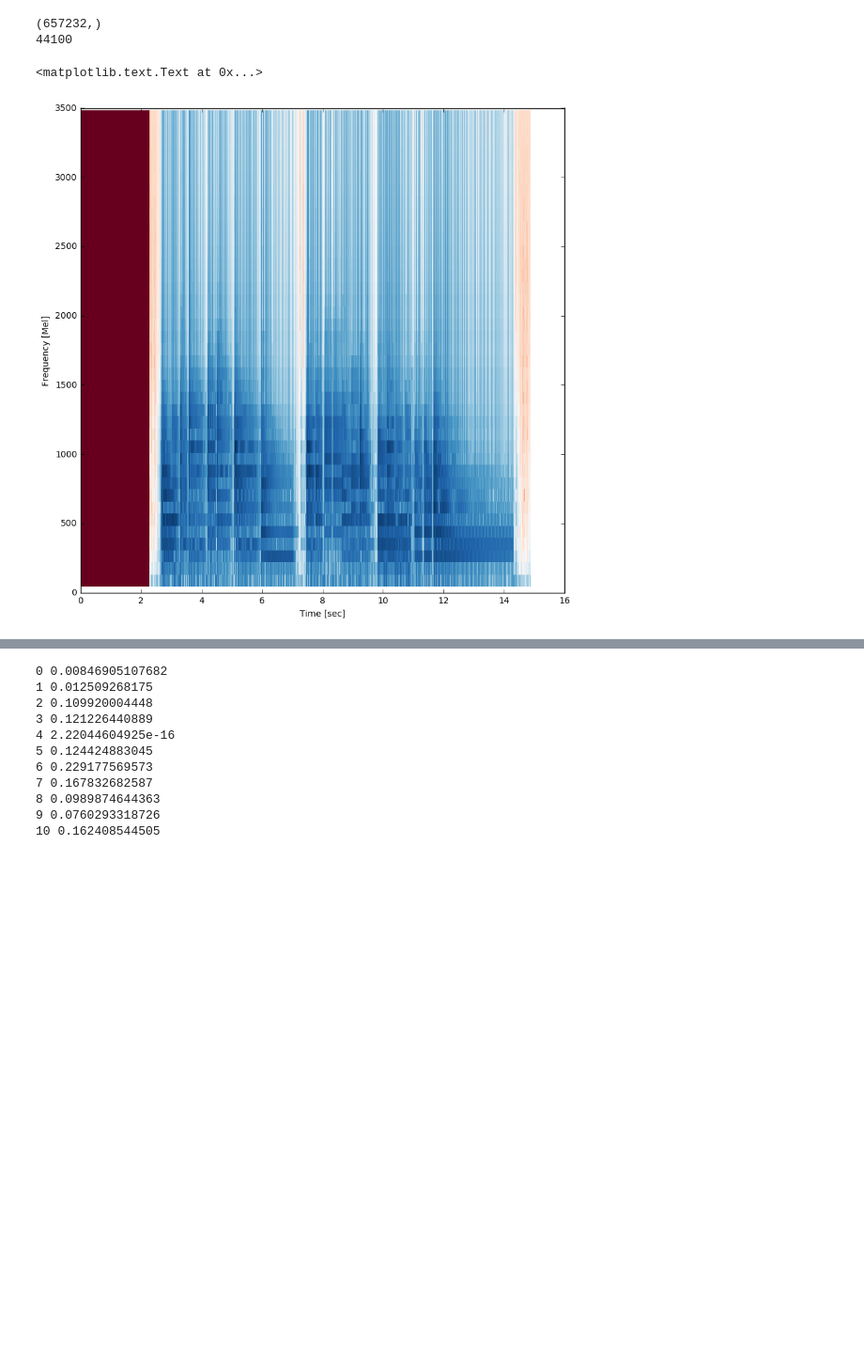
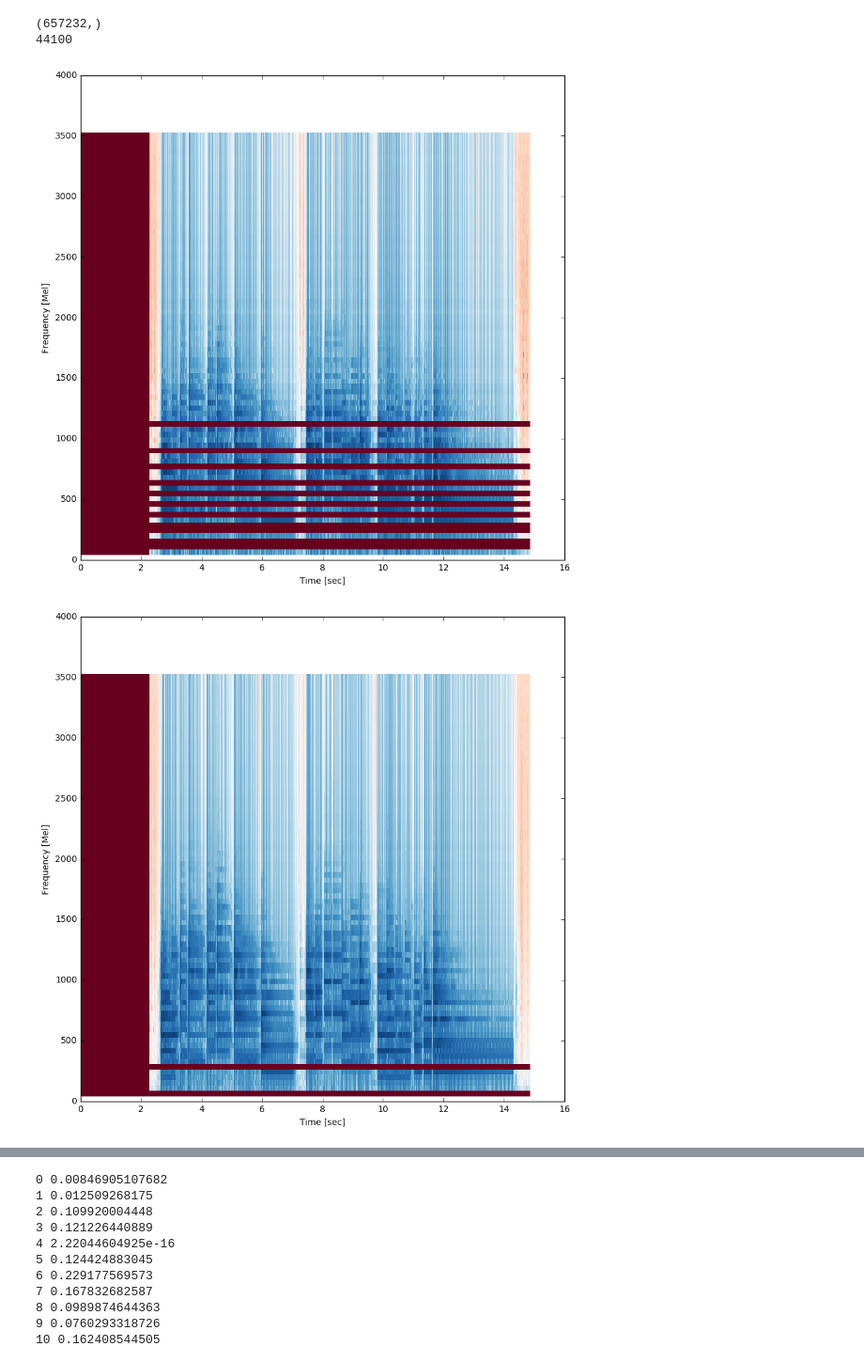
Before and after one commit to mpluess/music-transcription, a Jupyter notebook: onset_detection_convnet_2d_freq.ipynb, the cells around one changed output, grey strips where cells are left out. Shown at 94% size. Drawn from its saved outputs; the diff is of its cells as text; code cells hidden in the pictures; blank space fills up the shorter version.

```diff
--- a/onset_detection_convnet_2d_freq.ipynb
+++ b/onset_detection_convnet_2d_freq.ipynb
@@ -123,23 +123,28 @@ print(sample_rate)
 (657232,)
 44100
 # %%
+def to_mel(freq):
+    return 1125 * math.log(1 + freq/700)
+
 winlen = 0.046
 winstep = 0.01
 lowfreq = 27.5
 highfreq = 16000
-# features, _ = fbank(samples, sample_rate, nfilt=80)
-# features, _ = fbank(samples, sample_rate, winlen=winlen, winstep=winstep, nfilt=41, lowfreq=lowfreq, highfreq=highfreq, preemph=0)
-features = logfbank(samples, sample_rate, winstep=winstep, nfilt=40, lowfreq=lowfreq, highfreq=highfreq, preemph=0)
-t_len, f_len = features.shape
-mel_lowfreq = to_mel(lowfreq)
-mel_highfreq = to_mel(highfreq)
-f = np.arange(mel_lowfreq, mel_highfreq, (mel_highfreq - mel_lowfreq)/f_len)
-t = np.arange(0.0, t_len*winstep, winstep)
 
-plt.figure(figsize=(10,10))
-plt.pcolormesh(t, f, features.T, cmap='RdBu')
-plt.ylabel('Frequency [Mel]')
-plt.xlabel('Time [sec]')
+for nfft in [512, 1024, 2048, 4096]:
+    # features, _ = fbank(samples, sample_rate, nfilt=80)
+    # features, _ = fbank(samples, sample_rate, winlen=winlen, winstep=winstep, nfilt=80, nfft=nfft, lowfreq=lowfreq, highfreq=highfreq, preemph=0)
+    features = logfbank(samples, sample_rate, winlen=winlen, winstep=winstep, nfilt=80, nfft=nfft, lowfreq=lowfreq, highfreq=highfreq, preemph=0)
+    t_len, f_len = features.shape
+    mel_lowfreq = to_mel(lowfreq)
+    mel_highfreq = to_mel(highfreq)
+    f = np.arange(mel_lowfreq, mel_highfreq, (mel_highfreq - mel_lowfreq)/f_len)
+    t = np.arange(0.0, t_len*winstep, winstep)
+
+    plt.figure(figsize=(10,10))
+    plt.pcolormesh(t, f, features.T, cmap='RdBu')
+    plt.ylabel('Frequency [Mel]')
+    plt.xlabel('Time [sec]')
 # %% [output]
-<matplotlib.text.Text at 0x...>
-[figure, old version]
+[figure, new version]
+[figure, added]
```
Also changed, not shown: parts of 12 cells of this notebook, 2 other files.
